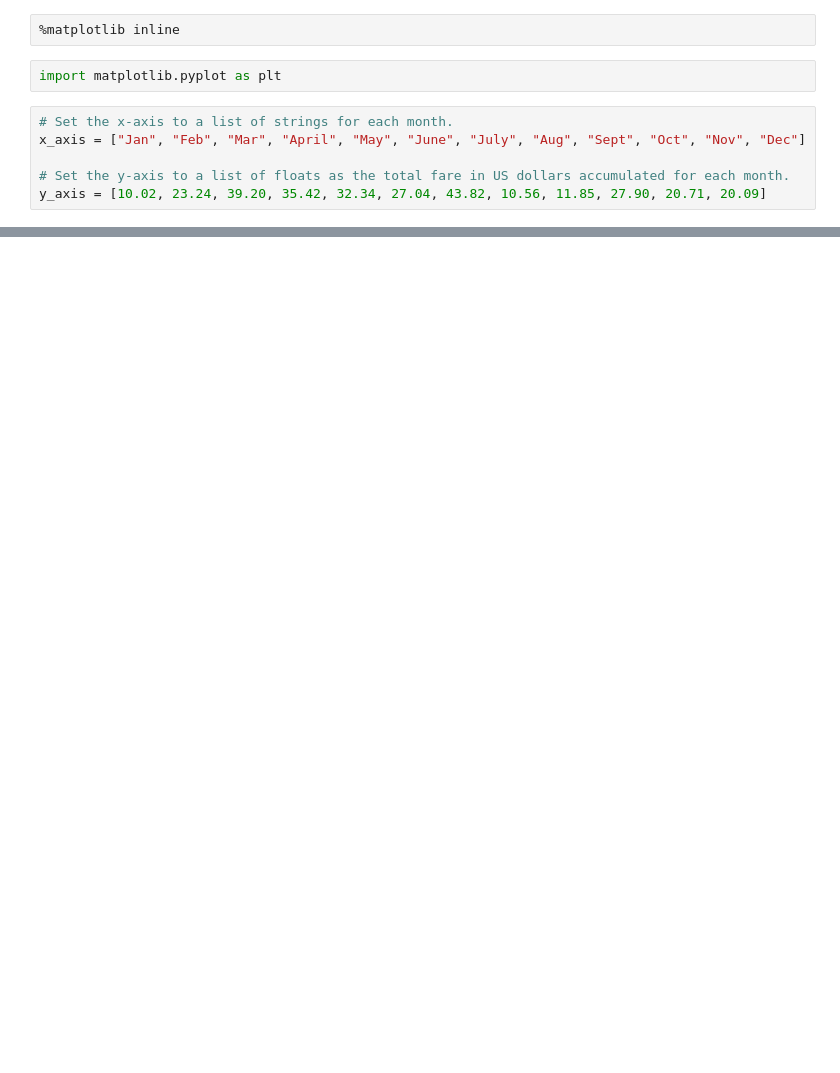
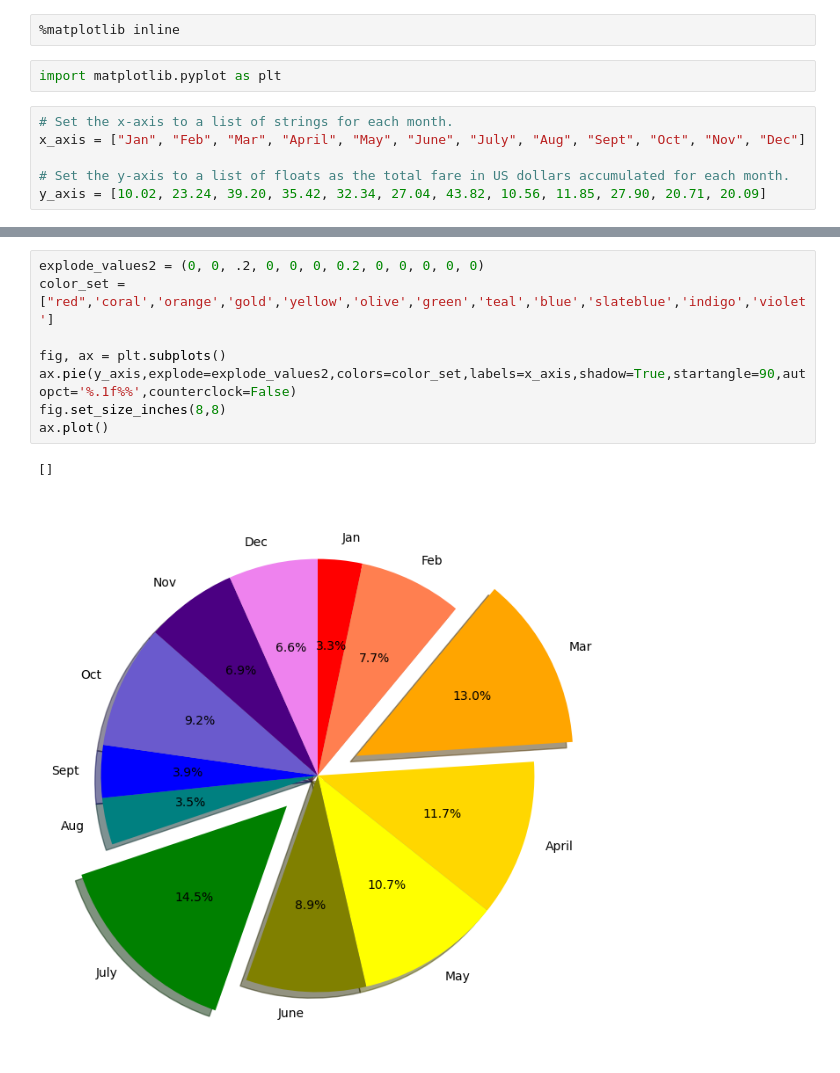
Before and after one commit to LJD0/Rideshare_Analysis, a Jupyter notebook: matplotlib_practice.ipynb, the cells around one changed output, grey strips where cells are left out. Drawn from its saved outputs; the diff is of its cells as text; blank space fills up the shorter version.

```diff
--- a/matplotlib_practice.ipynb
+++ b/matplotlib_practice.ipynb
@@ -115,0 +127,11 @@ Text(0.5, 1.0, 'Fares by Month')
+# %%
+explode_values2 = (0, 0, .2, 0, 0, 0, 0.2, 0, 0, 0, 0, 0)
+color_set = ["red",'coral','orange','gold','yellow','olive','green','teal','blue','slateblue','indigo','violet']
+
+fig, ax = plt.subplots()
+ax.pie(y_axis,explode=explode_values2,colors=color_set,labels=x_axis,shadow=True,startangle=90,autopct='%.1f%%',counterclock=False)
+fig.set_size_inches(8,8)
+ax.plot()
+# %% [output]
+[]
+[figure, added]
```
Also changed, not shown: parts of 12 cells of this notebook.
